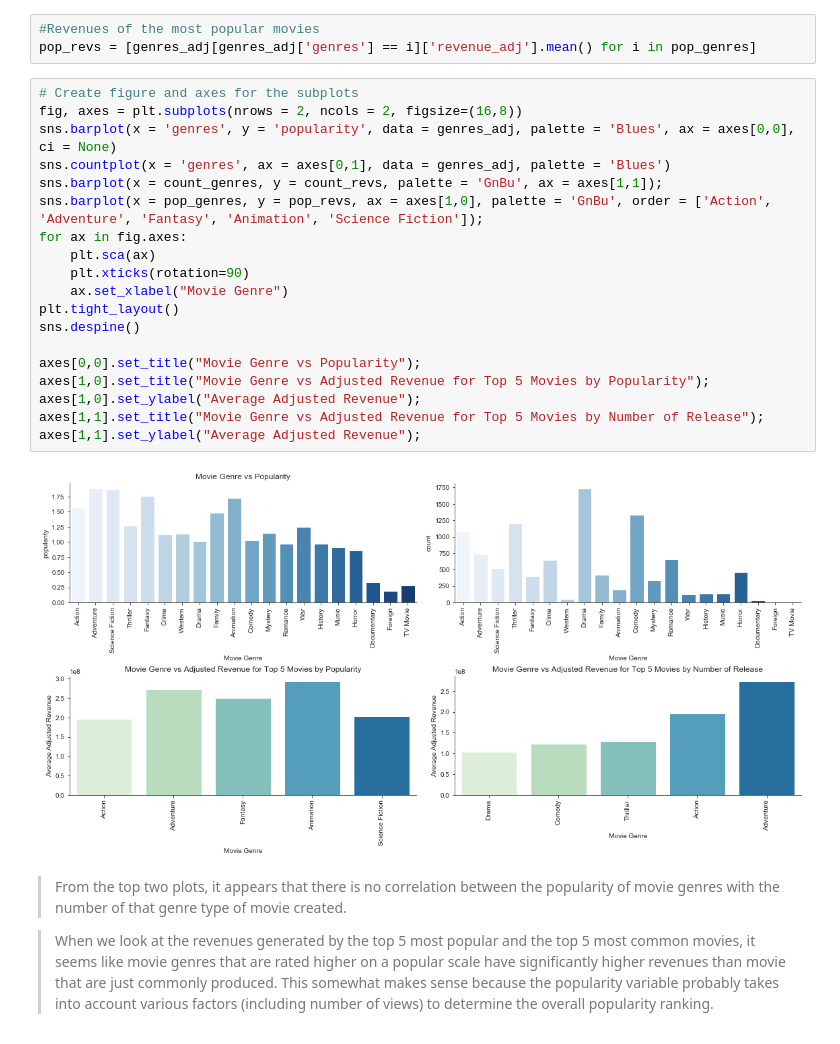
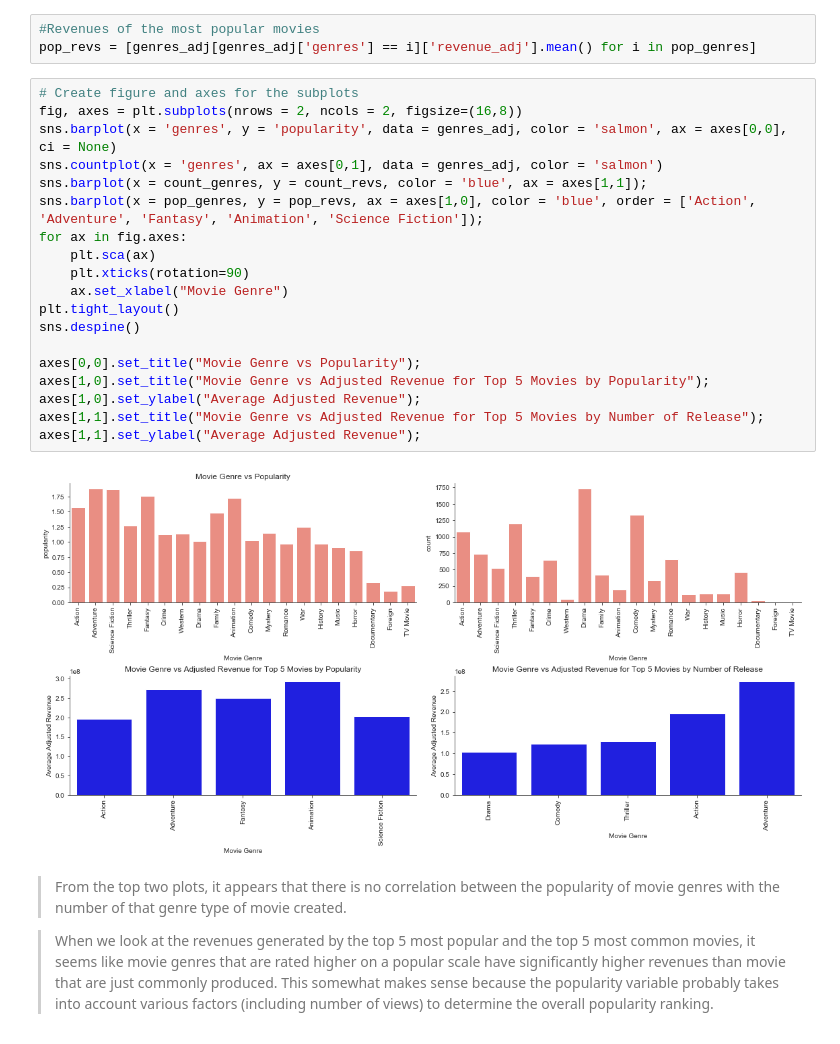
Before and after one commit to gtsado/udacity, a Jupyter notebook: p2_investigate_movie_data/investigate_movie_data.ipynb, the cells around one changed output. Drawn from its saved outputs; the diff is of its cells as text.

```diff
--- a/p2_investigate_movie_data/investigate_movie_data.ipynb
+++ b/p2_investigate_movie_data/investigate_movie_data.ipynb
@@ -431,24 +431,24 @@ pop_revs = [genres_adj[genres_adj['genres'] == i]['revenue_adj'].mean() for i in
 # %%
 # Create figure and axes for the subplots
 fig, axes = plt.subplots(nrows = 2, ncols = 2, figsize=(16,8))
-sns.barplot(x = 'genres', y = 'popularity', data = genres_adj, palette = 'Blues', ax = axes[0,0], ci = None)
-sns.countplot(x = 'genres', ax = axes[0,1], data = genres_adj, palette = 'Blues')
-sns.barplot(x = count_genres, y = count_revs, palette = 'GnBu', ax = axes[1,1]);
-sns.barplot(x = pop_genres, y = pop_revs, ax = axes[1,0], palette = 'GnBu', order = ['Action', 'Adventure', 'Fantasy', 'Animation', 'Science Fiction']);
+sns.barplot(x = 'genres', y = 'popularity', data = genres_adj, color = 'salmon', ax = axes[0,0], ci = None)
+sns.countplot(x = 'genres', ax = axes[0,1], data = genres_adj, color = 'salmon')
+sns.barplot(x = count_genres, y = count_revs, color = 'blue', ax = axes[1,1]);
+sns.barplot(x = pop_genres, y = pop_revs, ax = axes[1,0], color = 'blue', order = ['Action', 'Adventure', 'Fantasy', 'Animation', 'Science Fiction']);
 for ax in fig.axes:
     plt.sca(ax)
     plt.xticks(rotation=90)
     ax.set_xlabel("Movie Genre")
 plt.tight_layout()
 sns.despine()
 
 axes[0,0].set_title("Movie Genre vs Popularity");
 axes[1,0].set_title("Movie Genre vs Adjusted Revenue for Top 5 Movies by Popularity");
 axes[1,0].set_ylabel("Average Adjusted Revenue");
 axes[1,1].set_title("Movie Genre vs Adjusted Revenue for Top 5 Movies by Number of Release");
 axes[1,1].set_ylabel("Average Adjusted Revenue");
 # %% [output]
-[figure, old version]
+[figure, new version]
 # %% [markdown]
 > From the top two plots, it appears that there is no correlation between the popularity of movie genres with the number of that genre type of movie created.
 
```
Also changed, not shown: parts of 7 cells of this notebook.
